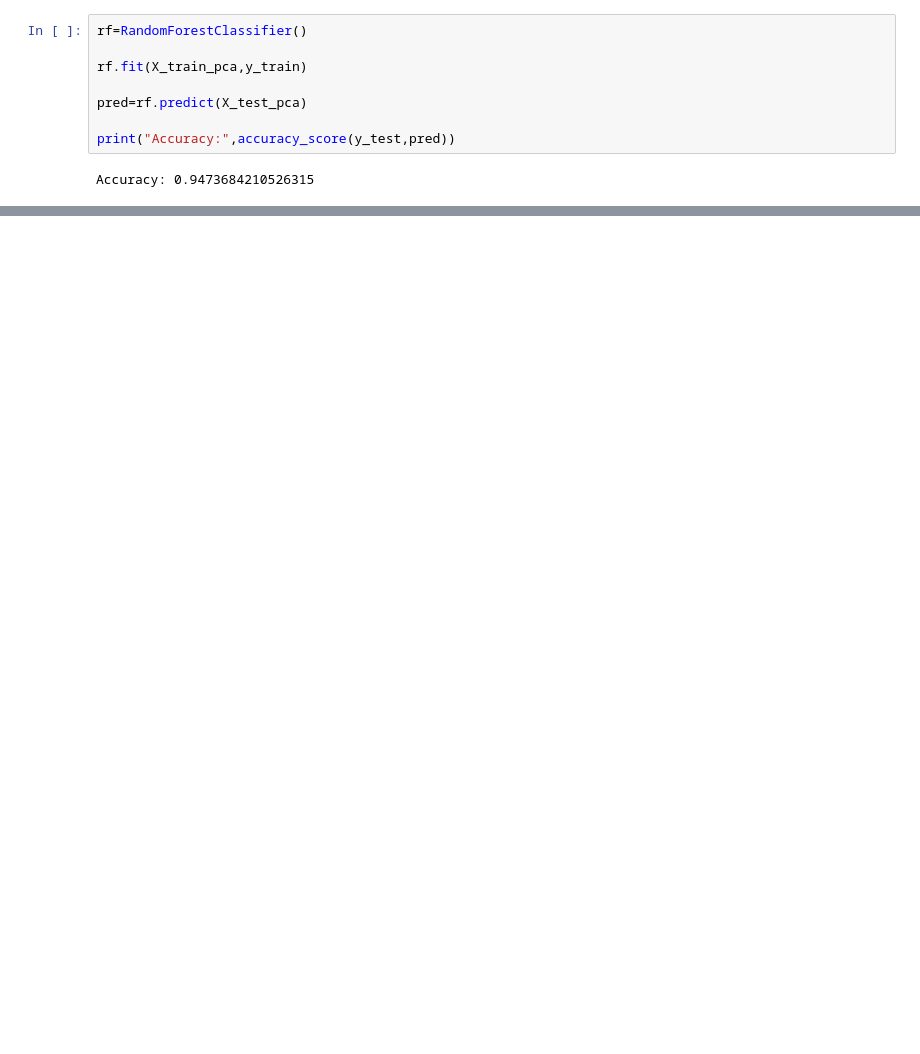
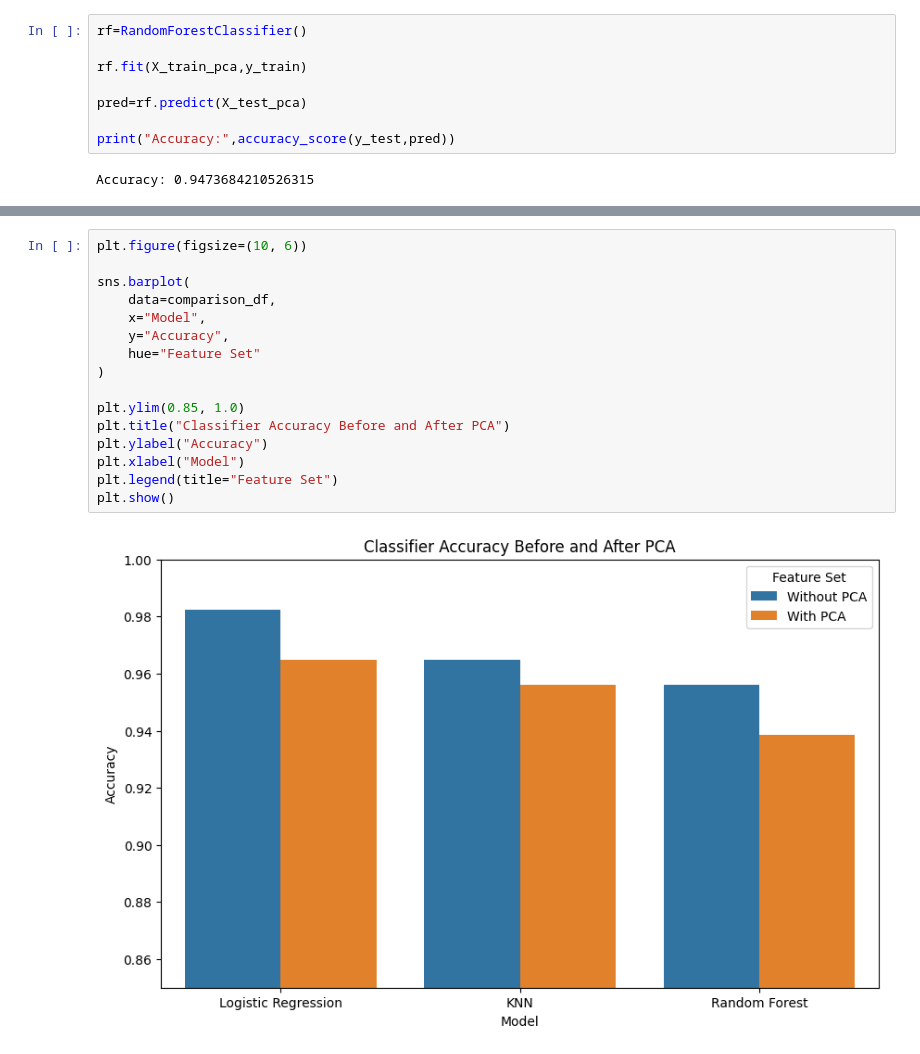
Before and after one commit to Fethulmubin/PCA_visualization, a Jupyter notebook: PCA_.ipynb, the cells around one changed output, grey strips where cells are left out. Cells and saved outputs as stored; diff of their text form; blank space fills up the shorter version.

Commit message:
feat: adding comparison between models; scrach and lib

```diff
--- a/PCA_.ipynb
+++ b/PCA_.ipynb
@@ -277,0 +418,18 @@ Accuracy: 0.9473684210526315
+# %%
+plt.figure(figsize=(10, 6))
+
+sns.barplot(
+    data=comparison_df,
+    x="Model",
+    y="Accuracy",
+    hue="Feature Set"
+)
+
+plt.ylim(0.85, 1.0)
+plt.title("Classifier Accuracy Before and After PCA")
+plt.ylabel("Accuracy")
+plt.xlabel("Model")
+plt.legend(title="Feature Set")
+plt.show()
+# %% [output]
+[figure, added]
```
Also changed, not shown: parts of 26 cells of this notebook, 1 other file.
